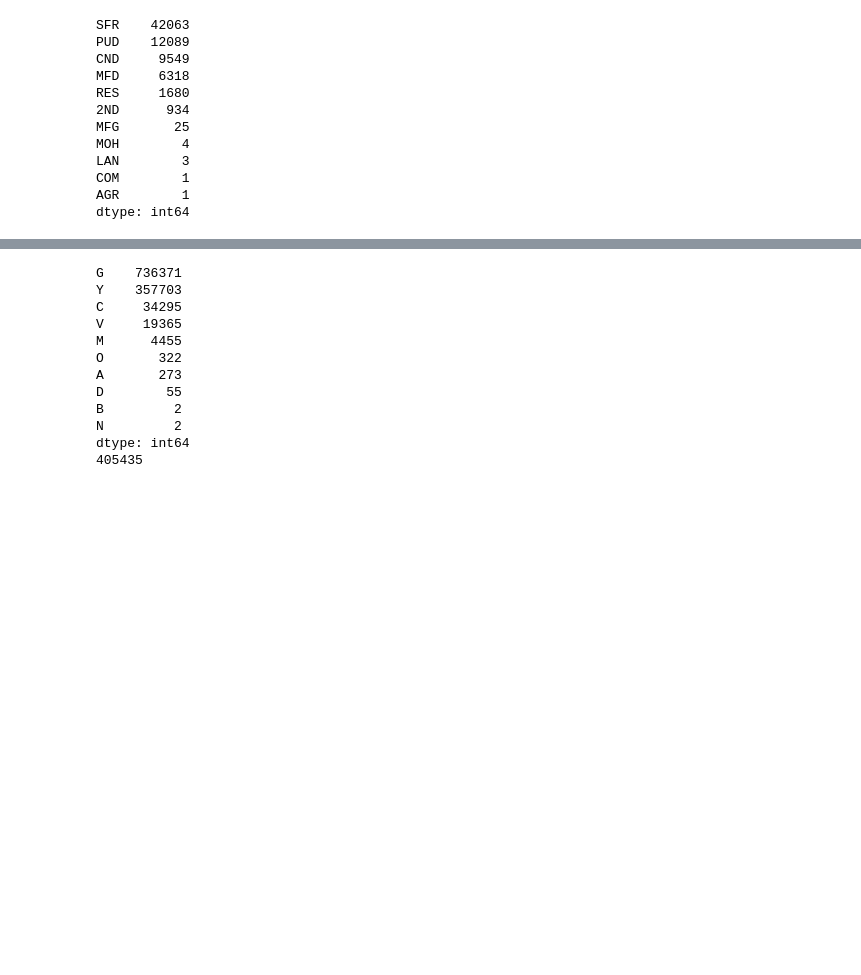
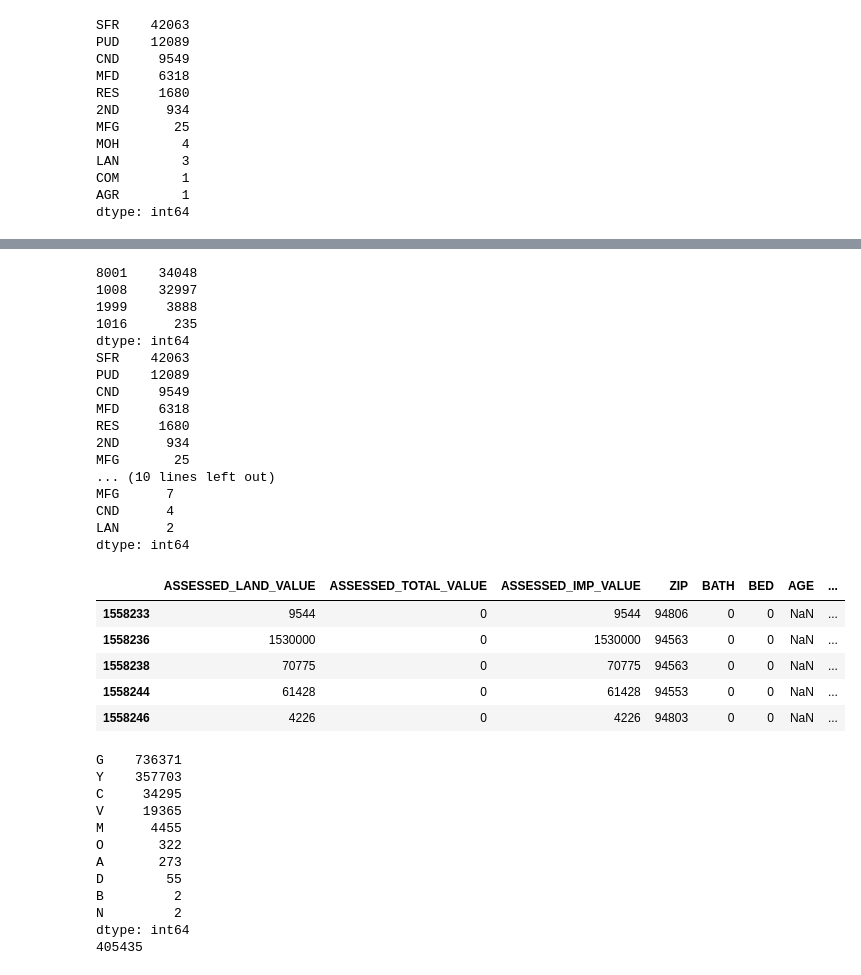
Before and after one commit to selwyth/featurehoods, a Jupyter notebook: work_sql_interface.ipynb, the cells around one changed output, grey strips where cells are left out. Saved outputs shown, nothing was run; the diff lists cells and outputs as text; code cells hidden in the pictures; blank space fills up the shorter version.

```diff
--- a/work_sql_interface.ipynb
+++ b/work_sql_interface.ipynb
@@ -262,0 +286,18 @@ PROPERTY_TYPE does not look useful, the missing data appears to be non-trivial
+# %%
+lu_ptype = {
+            1001 : 'SFR',
+            1002 : 'TOWNHOUSE',
+            1003 : 'CLUSTER HOME',
+            1004 : 'CONDO',
+            1005 : 'COOP',
+            1006 : 'MOBILE',
+            1007 : 'ROW HOUSE',
+            1009 : 'SFR-PUD',
+            1101 : 'MFR',
+            1102 : 'MFR',
+            1103 : 'MFR',
+            1110 : 'MFR'
+            }
+
+base['ptype'] = base.LAND_USE.map(lu_ptype)
+base.ptype
@@ -263,3 +337,32 @@ PROPERTY_TYPE does not look useful, the missing data appears to be non-trivial
+# %%
+print base.LAND_USE[base.ptype.isnull()].value_counts()
+print base.PROPERTY_TYPE.value_counts()
+print base.PROPERTY_TYPE[base.ptype.isnull()].value_counts()
+base[(base.ptype.isnull()) & (base.ASSESSED_TOTAL_VALUE == 0)].tail()
+# %% [output]
+8001    34048
+1008    32997
+1999     3888
+1016      235
+dtype: int64
+SFR    42063
+PUD    12089
+CND     9549
+MFD     6318
+RES     1680
+2ND      934
+MFG       25
+... (10 lines left out)
+MFG      7
+CND      4
+LAN      2
+dtype: int64
+|  | ASSESSED_LAND_VALUE | ASSESSED_TOTAL_VALUE | ASSESSED_IMP_VALUE | ZIP | BATH | BED | AGE | ... |
+| 1558233 | 9544 | 0 | 9544 | 94806 | 0 | 0 | NaN | ... |
+| 1558236 | 1530000 | 0 | 1530000 | 94563 | 0 | 0 | NaN | ... |
+| 1558238 | 70775 | 0 | 70775 | 94563 | 0 | 0 | NaN | ... |
+| 1558244 | 61428 | 0 | 61428 | 94553 | 0 | 0 | NaN | ... |
+| 1558246 | 4226 | 0 | 4226 | 94803 | 0 | 0 | NaN | ... |
 # %%
 print base.GARAGE_TYPE.value_counts()
 print len(base[base.GARAGE_TYPE.isnull()])
```
Also changed, not shown: parts of 10 cells of this notebook, 2 other files.
